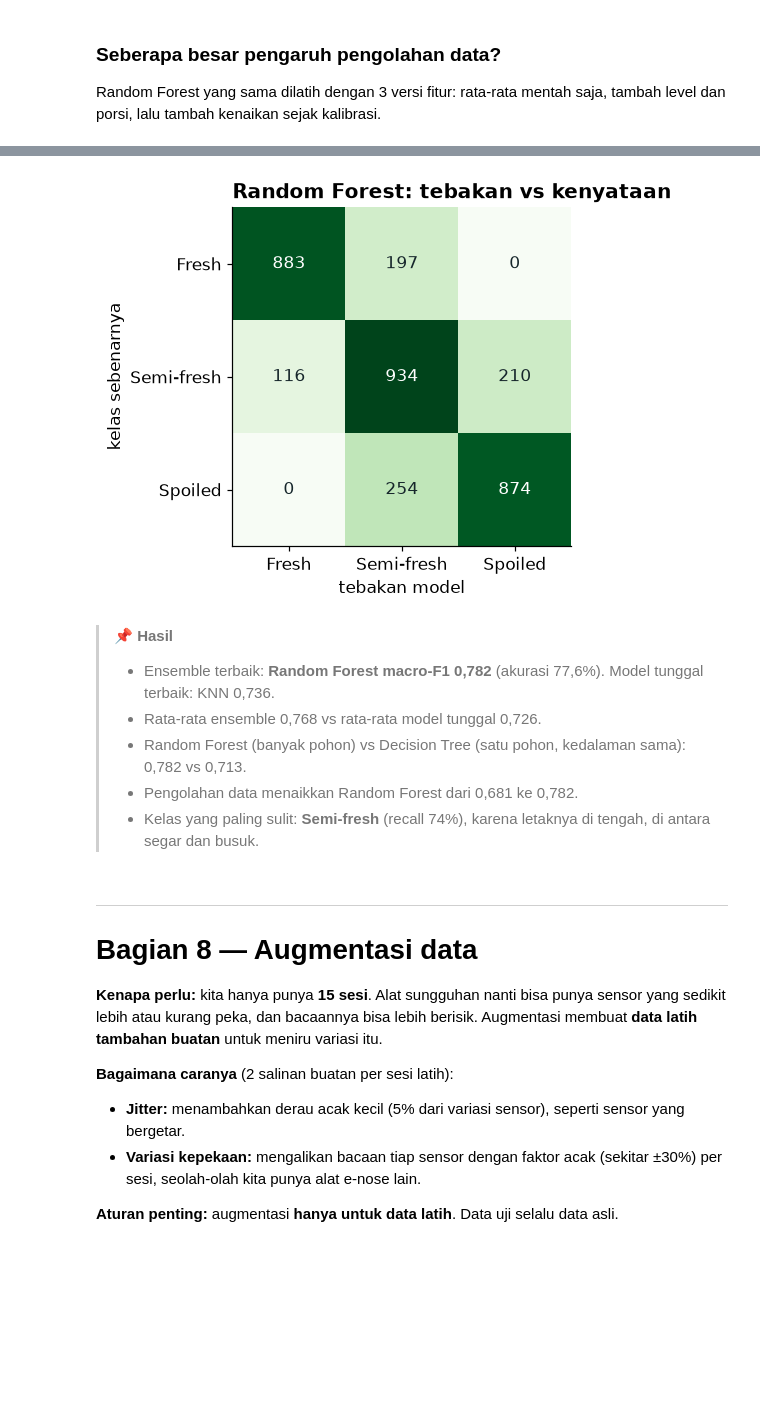
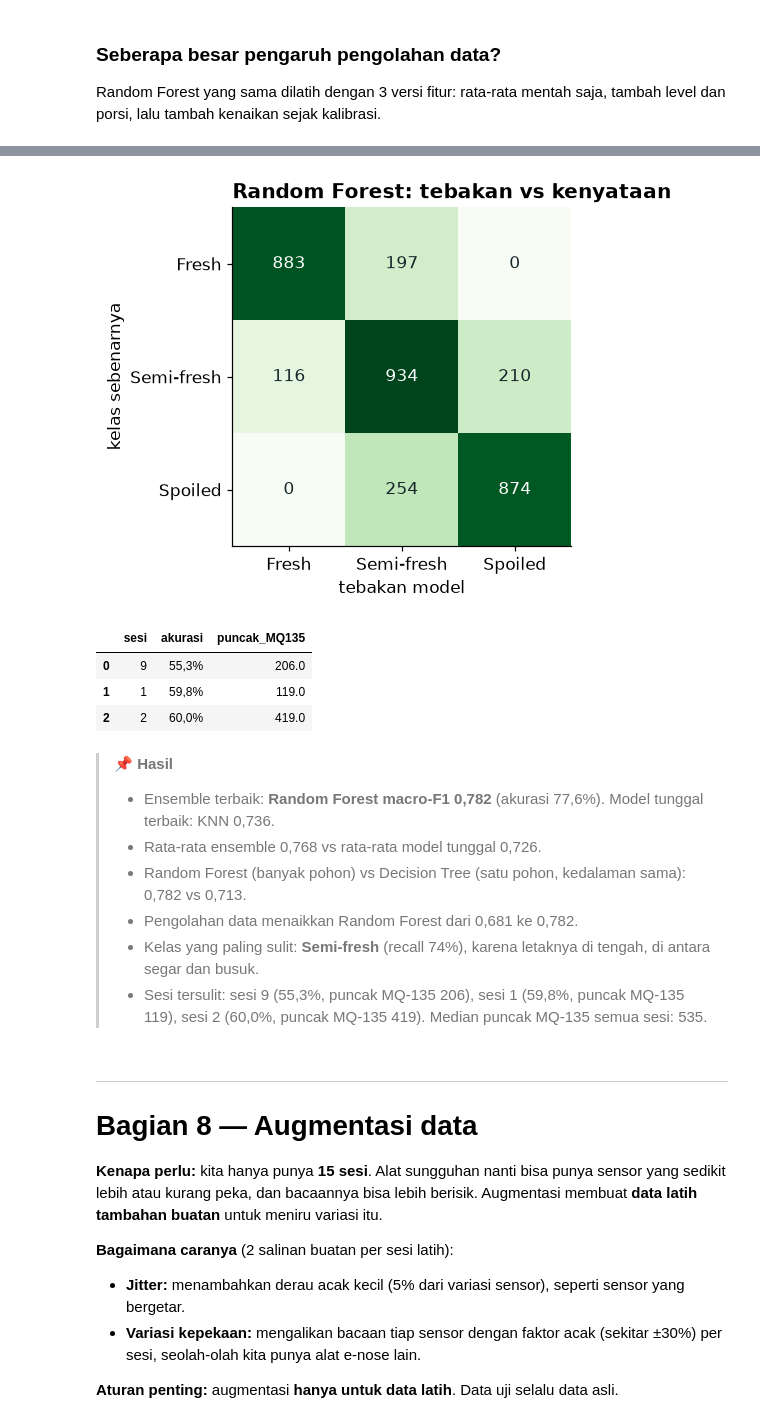
Before and after one commit to MuhammadErlanggaKurniawan/ets-ml2-kelompok, a Jupyter notebook: notebooks/ETS_ML2_Kesegaran_Ayam.ipynb, the cells around one changed output, grey strips where cells are left out. Cells and saved outputs as stored; diff of their text form; code cells hidden in the pictures; blank space fills up the shorter version.

Commit message:
feat(notebook): report hardest sessions and the impact of the RL agent's rules

```diff
--- a/notebooks/ETS_ML2_Kesegaran_Ayam.ipynb
+++ b/notebooks/ETS_ML2_Kesegaran_Ayam.ipynb
@@ -483,33 +483,44 @@ cm = confusion_matrix(y, best_rf)
 fig, ax = plt.subplots(figsize=(4.8, 4))
 ax.imshow(cm, cmap="Greens")
 for i in range(3):
     for j in range(3):
         ax.text(j, i, cm[i, j], ha="center", va="center", color="white" if cm[i, j] > cm.max() / 2 else INK)
 ax.set(xticks=range(3), yticks=range(3), xticklabels=CLASSES, yticklabels=CLASSES, xlabel="tebakan model",
        ylabel="kelas sebenarnya", title="Random Forest: tebakan vs kenyataan")
 save(fig, "06_confusion_rf")
 plt.show()
 
 single = model_table[model_table.jenis == "tunggal"]
 ensemble = model_table[model_table.jenis == "ensemble"]
 best_single = single.loc[single.macro_f1.idxmax()]
 best_ens = ensemble.loc[ensemble.macro_f1.idxmax()]
 recall = cm.diagonal() / cm.sum(axis=1)
+per_session = pd.Series({int(s): accuracy_score(y[groups == s], best_rf[groups == s]) for s in np.unique(groups)})
+peaks = sessions.set_index("sesi").puncak_MQ135
+hardest = [{"sesi": s, "akurasi": float(a), "puncak_MQ135": float(peaks[s])} for s, a in per_session.nsmallest(3).items()]
+display(pd.DataFrame(hardest).assign(akurasi=lambda d: d.akurasi.map(pct)))
+RESULTS.update(per_session_accuracy=per_session.round(4).to_dict(), hardest_sessions=hardest)
 RESULTS.update(models=model_rows, wrangling={k.replace("\n", " "): v for k, v in wrangling.items()},
                confusion_rf=cm.tolist(), recall_rf=dict(zip(CLASSES, recall.round(3).tolist())))
 result_box(f'''
 - Ensemble terbaik: **{best_ens.model} macro-F1 {fmt(best_ens.macro_f1)}** (akurasi {pct(best_ens.akurasi)}).
   Model tunggal terbaik: {best_single.model} {fmt(best_single.macro_f1)}.
 - Rata-rata ensemble {fmt(ensemble.macro_f1.mean())} vs rata-rata model tunggal {fmt(single.macro_f1.mean())}.
 - Random Forest (banyak pohon) vs Decision Tree (satu pohon, kedalaman sama):
   {fmt(model_table.set_index("model").macro_f1["Random Forest"])} vs
   {fmt(model_table.set_index("model").macro_f1["Decision Tree"])}.
 - Pengolahan data menaikkan Random Forest dari {fmt(list(wrangling.values())[0])} ke {fmt(list(wrangling.values())[-1])}.
 - Kelas yang paling sulit: **Semi-fresh** (recall {recall[1]:.0%}), karena letaknya di tengah, di antara segar dan busuk.
+- Sesi tersulit: {", ".join(f"sesi {h['sesi']} ({pct(h['akurasi'])}, puncak MQ-135 {h['puncak_MQ135']:.0f})" for h in hardest)}.
+  Median puncak MQ-135 semua sesi: {peaks.median():.0f}.
 ''')
 # %% [output]
 [figure]
 [figure]
+|  | sesi | akurasi | puncak_MQ135 |
+| 0 | 9 | 55,3% | 206.0 |
+| 1 | 1 | 59,8% | 119.0 |
+| 2 | 2 | 60,0% | 419.0 |
 > **📌 Hasil**
 >
 > - Ensemble terbaik: **Random Forest macro-F1 0,782** (akurasi 77,6%).
@@ -520,6 +531,8 @@ result_box(f'''
 >   0,713.
 > - Pengolahan data menaikkan Random Forest dari 0,681 ke 0,782.
 > - Kelas yang paling sulit: **Semi-fresh** (recall 74%), karena letaknya di tengah, di antara segar dan busuk.
+> - Sesi tersulit: sesi 9 (55,3%, puncak MQ-135 206), sesi 1 (59,8%, puncak MQ-135 119), sesi 2 (60,0%, puncak MQ-135 419).
+>   Median puncak MQ-135 semua sesi: 535.
 # %% [markdown]
 ---
 # Bagian 8 — Augmentasi data
```
Also changed, not shown: parts of 2 cells of this notebook, 2 other files.
